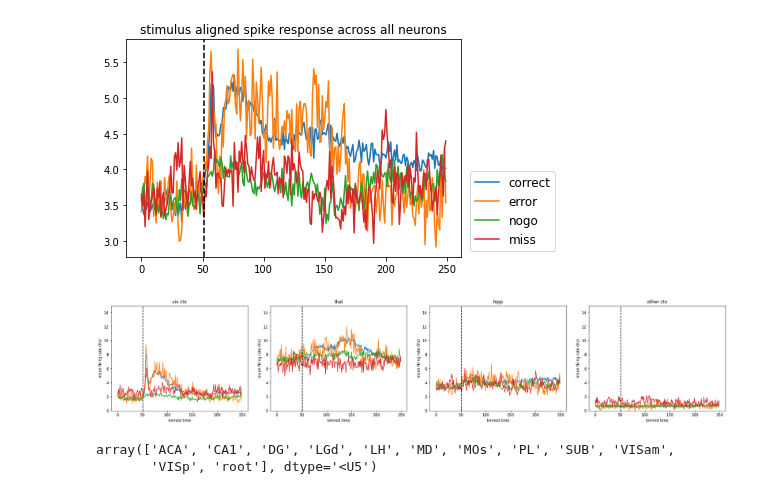
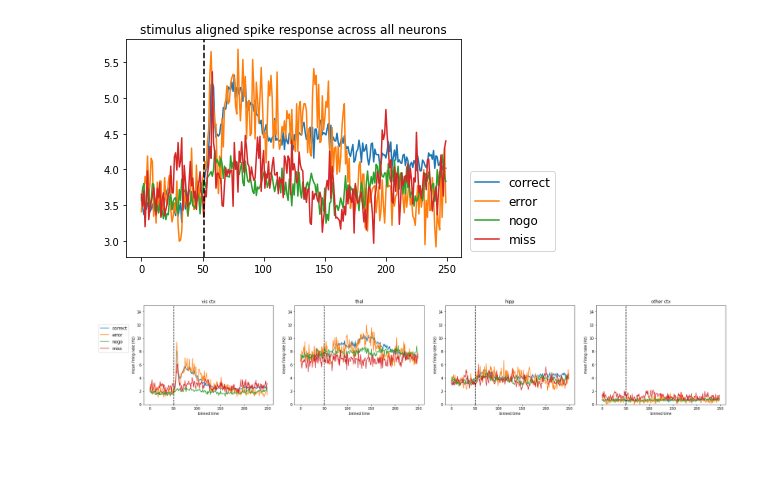
Before and after one commit to kayteeflick/nma_cn_flow_state, a Jupyter notebook: tmpTemplate.ipynb, the cells around one changed output. Saved outputs shown, nothing was run; the diff lists cells and outputs as text; code cells hidden in the pictures; blank space fills up the shorter version.

```diff
--- a/tmpTemplate.ipynb
+++ b/tmpTemplate.ipynb
@@ -343,33 +343,28 @@ Text(0.5, 1.0, 'stimulus aligned spike response across all neurons')
 # %%
 # plots by brain region & response type
 nareas = 4 # top 4 regions are in this particular mouse
 NN = len(data) # number of neurons
 barea = nareas * np.ones(NN, ) # last one is "other"
 
 for j in range(nareas):
   barea[np.isin(alldat[11]['brain_area'], brain_groups[j])] = j # assign a number to each region
 
 # plots by brain region and visual conditions
 fig, ax = plt.subplots(1,4,figsize=(24,5))
 fig.tight_layout(pad=3)
 
 for j in range(nareas):
   #ax = plt.subplot(1,nareas,j+1)
   i = 0
   ax[j].plot(1/dt *  data[barea==j][:,correct_trial].mean(axis=(0,1)))
   ax[j].plot(1/dt *  data[barea==j][:,error_trial].mean(axis=(0,1)))
   ax[j].plot(1/dt *  data[barea==j][:,nogo_trial].mean(axis=(0,1)))
   ax[j].plot(1/dt *  data[barea==j][:,miss_trial].mean(axis=(0,1)))
  # ax[j].text(.25, .92, 'n=%d'%np.sum(barea==j), transform=ax.transAxes)
   ax[j].axvline(51, color='k', linestyle='dashed') # 51 == cue presentation
-  ax[0].legend(['correct', 'error', 'nogo', 'miss'], fontsize=12, bbox_to_anchor=(4, 0),loc = 'lower right')
+  ax[0].legend(['correct', 'error', 'nogo', 'miss'], fontsize=12, bbox_to_anchor=(-0.1, .5),loc = 'lower right')
   ax[j].set(xlabel = 'binned time', ylabel = 'mean firing rate (Hz)', title = regions[j])
   ax[j].set_ylim(0, 15)
 # correct-blue; error-orange; nogo-green; miss-red
 # %% [output]
-[figure, old version]
+[figure, new version]
-# %%
-roi = np.unique(alldat[11]['brain_area'])
-# %% [output]
-array(['ACA', 'CA1', 'DG', 'LGd', 'LH', 'MD', 'MOs', 'PL', 'SUB', 'VISam',
-       'VISp', 'root'], dtype='<U5')
```
Also changed, not shown: parts of 10 cells of this notebook.
